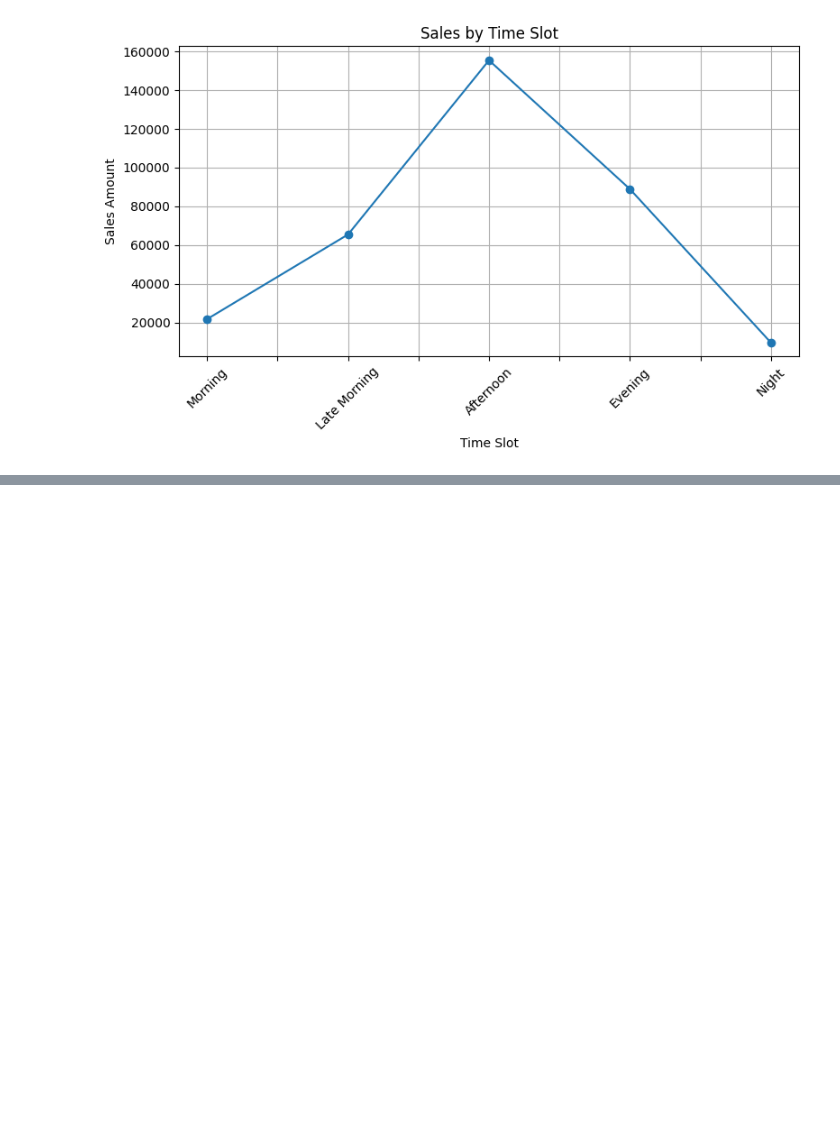
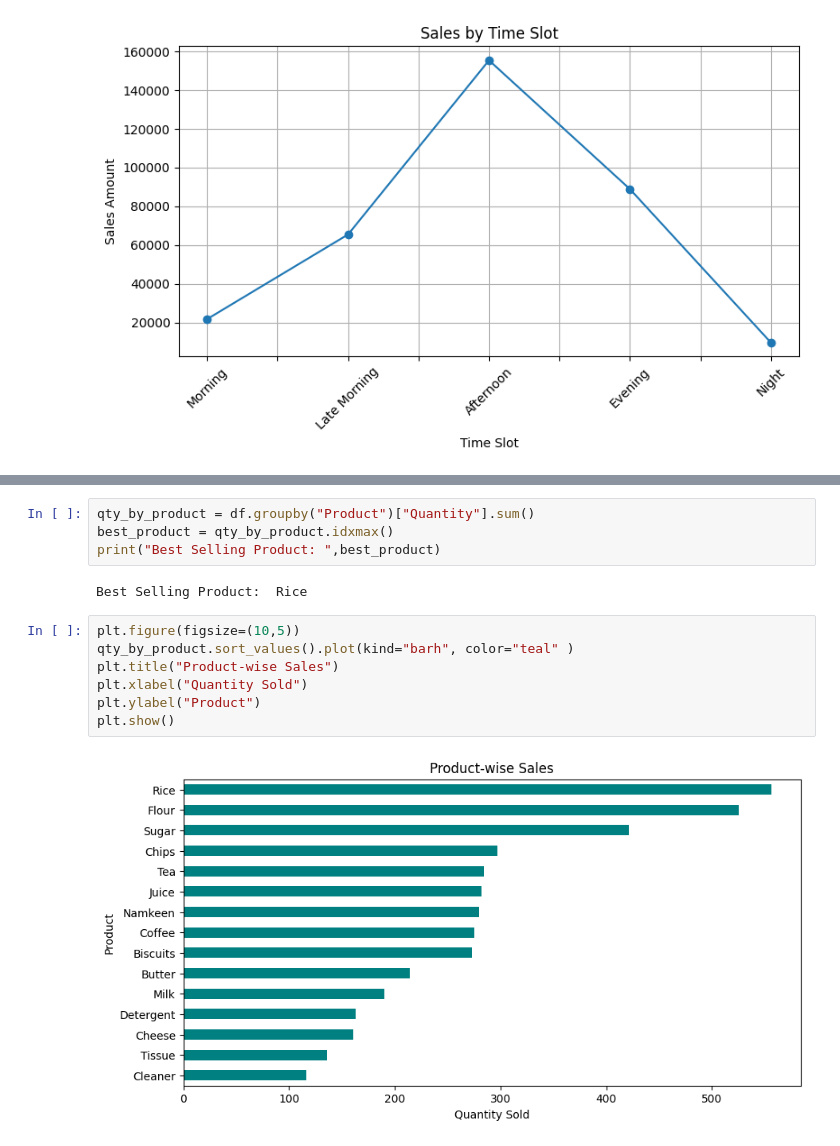
Before and after one commit to Simran1bit/IBM-CETPA-python, a Jupyter notebook: Matplotlib/salesAnalysis.ipynb, the cells around one changed output, grey strips where cells are left out. Drawn from its saved outputs; the diff is of its cells as text; blank space fills up the shorter version.

```diff
--- a/Matplotlib/salesAnalysis.ipynb
+++ b/Matplotlib/salesAnalysis.ipynb
@@ -163,0 +177,15 @@ plt.show()
+# %%
+qty_by_product = df.groupby("Product")["Quantity"].sum()
+best_product = qty_by_product.idxmax()
+print("Best Selling Product: ",best_product)
+# %% [output]
+Best Selling Product:  Rice
+# %%
+plt.figure(figsize=(10,5))
+qty_by_product.sort_values().plot(kind="barh", color="teal" )
+plt.title("Product-wise Sales")
+plt.xlabel("Quantity Sold")
+plt.ylabel("Product")
+plt.show()
+# %% [output]
+[figure, added]
```
Also changed, not shown: parts of 15 cells of this notebook.
